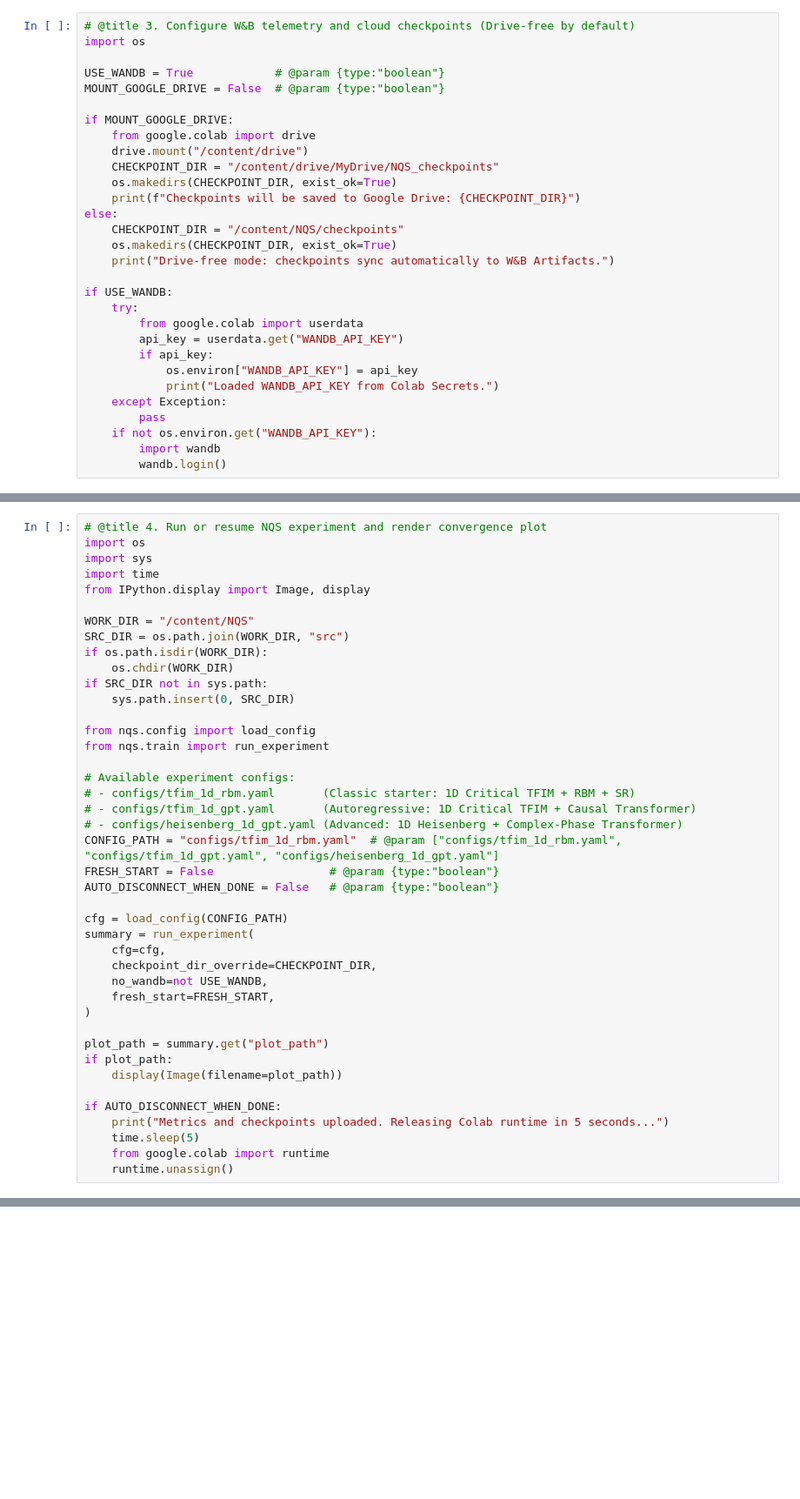
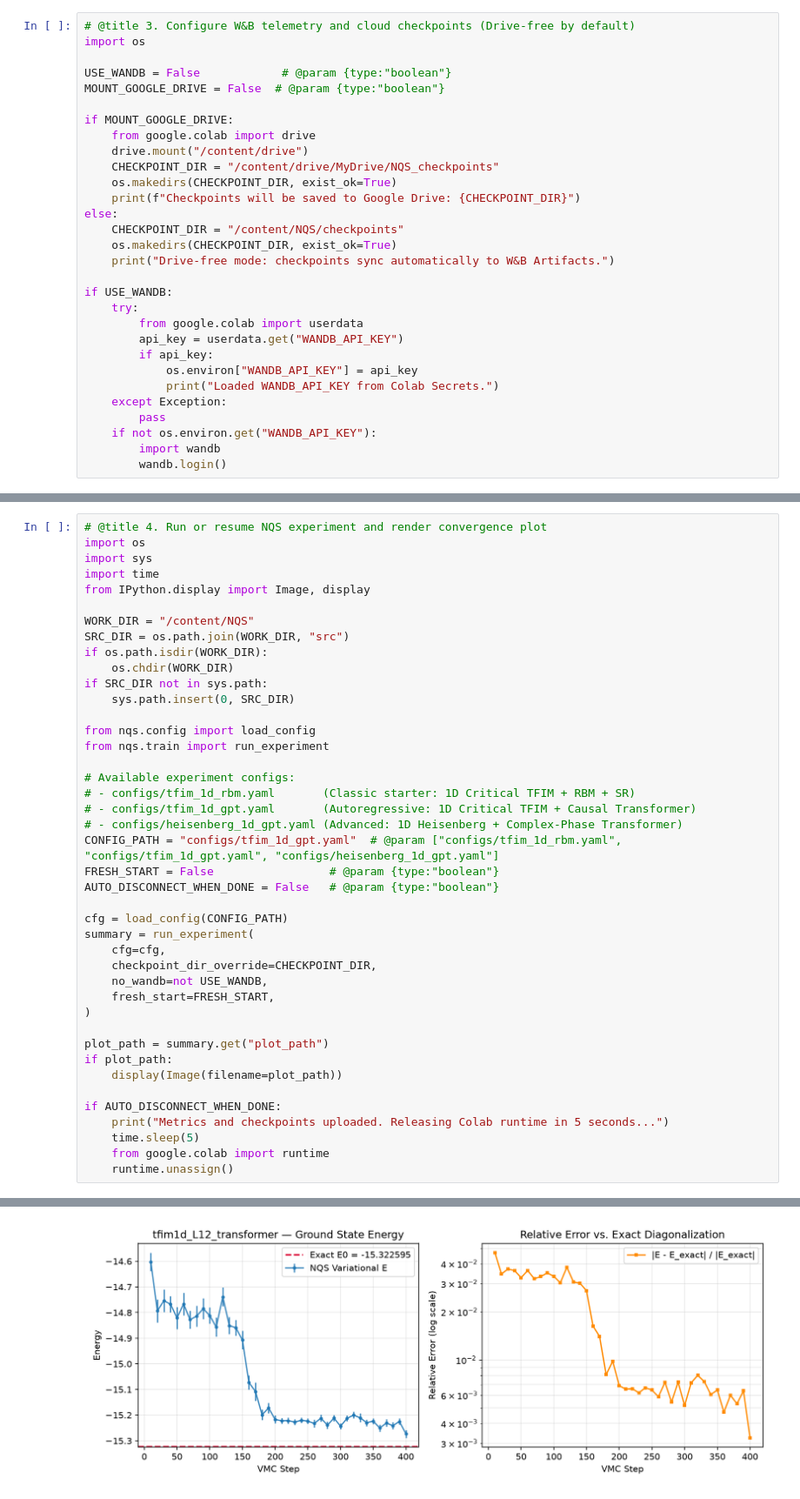
Before and after one commit to jiahao116/NQS, a Jupyter notebook: notebooks/colab_runner.ipynb, the cells around one changed output, grey strips where cells are left out. Shown at 87% size. Cells and saved outputs as stored; diff of their text form; blank space fills up the shorter version.

```diff
--- a/notebooks/colab_runner.ipynb
+++ b/notebooks/colab_runner.ipynb
@@ -72,7 +93,7 @@ print(f"Imported nqs from  : {nqs.__file__}")
 # @title 3. Configure W&B telemetry and cloud checkpoints (Drive-free by default)
 import os
 
-USE_WANDB = True            # @param {type:"boolean"}
+USE_WANDB = False            # @param {type:"boolean"}
 MOUNT_GOOGLE_DRIVE = False  # @param {type:"boolean"}
 
 if MOUNT_GOOGLE_DRIVE:
@@ -119,7 +142,7 @@ from nqs.train import run_experiment
 # - configs/tfim_1d_rbm.yaml       (Classic starter: 1D Critical TFIM + RBM + SR)
 # - configs/tfim_1d_gpt.yaml       (Autoregressive: 1D Critical TFIM + Causal Transformer)
 # - configs/heisenberg_1d_gpt.yaml (Advanced: 1D Heisenberg + Complex-Phase Transformer)
-CONFIG_PATH = "configs/tfim_1d_rbm.yaml"  # @param ["configs/tfim_1d_rbm.yaml", "configs/tfim_1d_gpt.yaml", "configs/heisenberg_1d_gpt.yaml"]
+CONFIG_PATH = "configs/tfim_1d_gpt.yaml"  # @param ["configs/tfim_1d_rbm.yaml", "configs/tfim_1d_gpt.yaml", "configs/heisenberg_1d_gpt.yaml"]
 FRESH_START = False                 # @param {type:"boolean"}
 AUTO_DISCONNECT_WHEN_DONE = False   # @param {type:"boolean"}
 
@@ -140,3 +163,4 @@ if AUTO_DISCONNECT_WHEN_DONE:
     time.sleep(5)
     from google.colab import runtime
     runtime.unassign()
+# %% [output]
@@ -142,0 +184 @@ if AUTO_DISCONNECT_WHEN_DONE:
+[figure, added]
```
Also changed, not shown: parts of 10 cells of this notebook.
